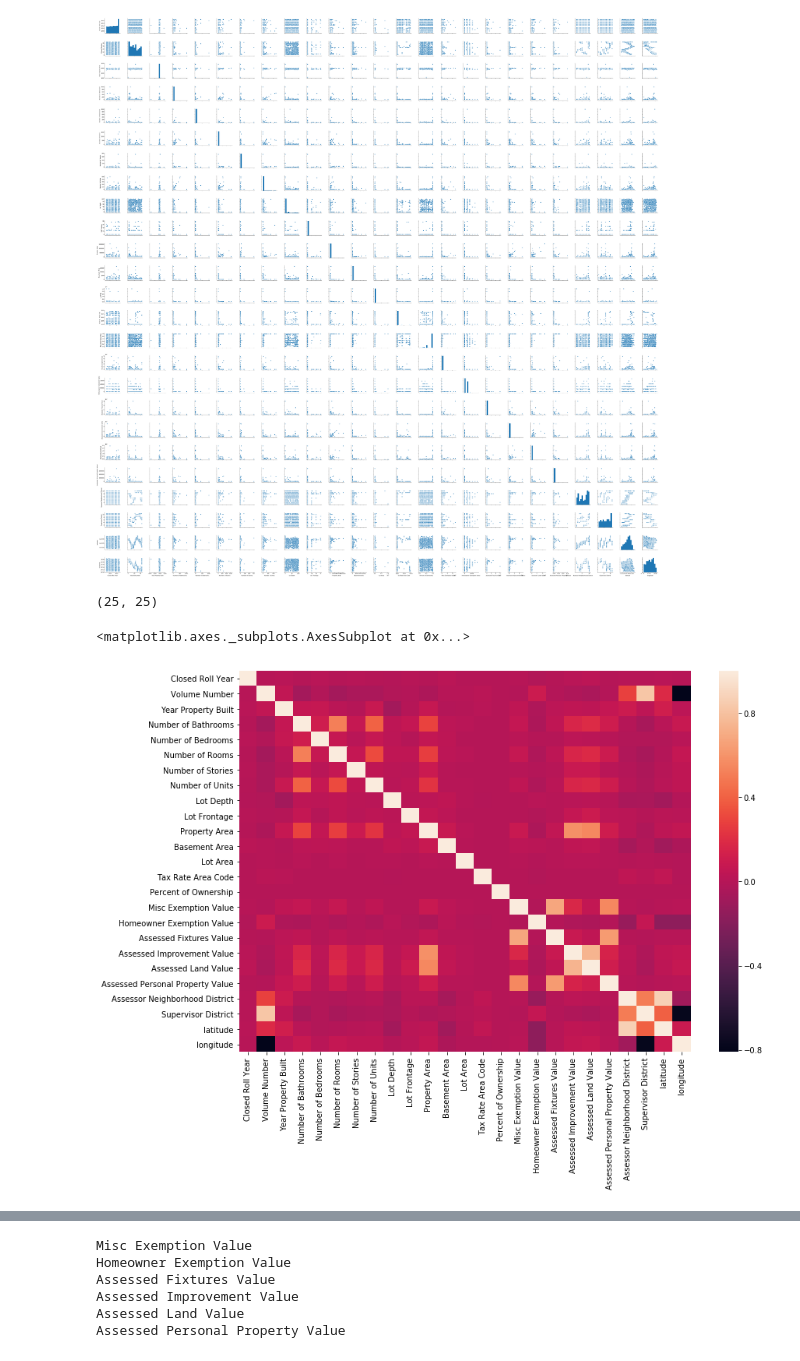
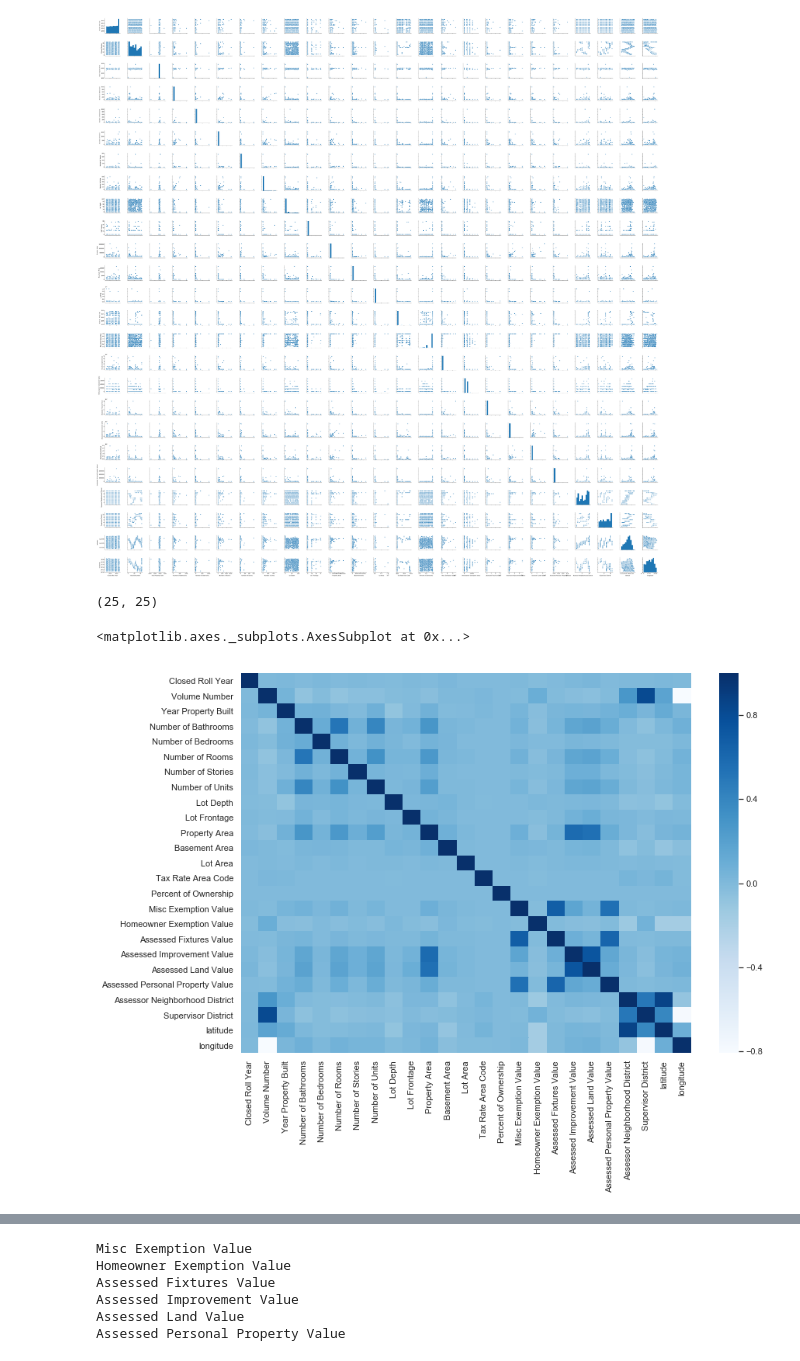
Before and after one commit to daericks/datasf, a Jupyter notebook: notebooks/property_tax_rolls-explore.ipynb, the cells around one changed output, grey strips where cells are left out. Saved outputs shown, nothing was run; the diff lists cells and outputs as text; code cells hidden in the pictures.

```diff
--- a/notebooks/property_tax_rolls-explore.ipynb
+++ b/notebooks/property_tax_rolls-explore.ipynb
@@ -6,6 +6,8 @@ import numpy as np
 import matplotlib.pyplot as plt
 import seaborn as sns
 import re
+# %%
+sns.set()
 # %%
 df = pd.read_csv('/Users/daviderickson/projects/datasf/data/Assessor_Historical_Secured_Property_Tax_Rolls.csv')
 # %%
@@ -111,9 +113,9 @@ sns.pairplot(df[::100], kind='scatter')
 # %%
 corr = df.corr()
 print(corr.shape)
 fig, ax = plt.subplots(figsize=(13, 9))
-sns.heatmap(corr)
+sns.heatmap(corr, cmap='Blues')
 # %% [output]
 (25, 25)
 <matplotlib.axes._subplots.AxesSubplot at 0x...>
-[figure, old version]
+[figure, new version]
```
Also changed, not shown: parts of 2 cells of this notebook, 1 other file.
